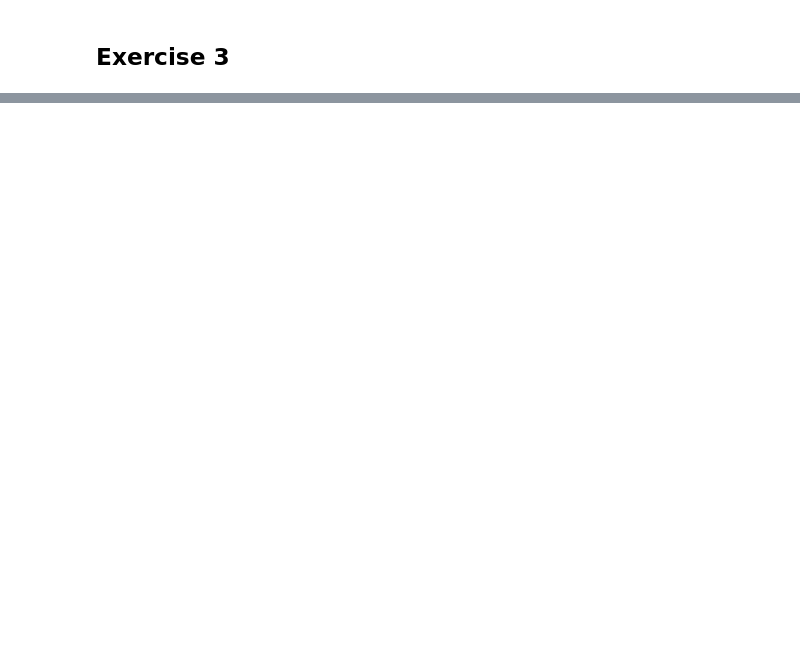
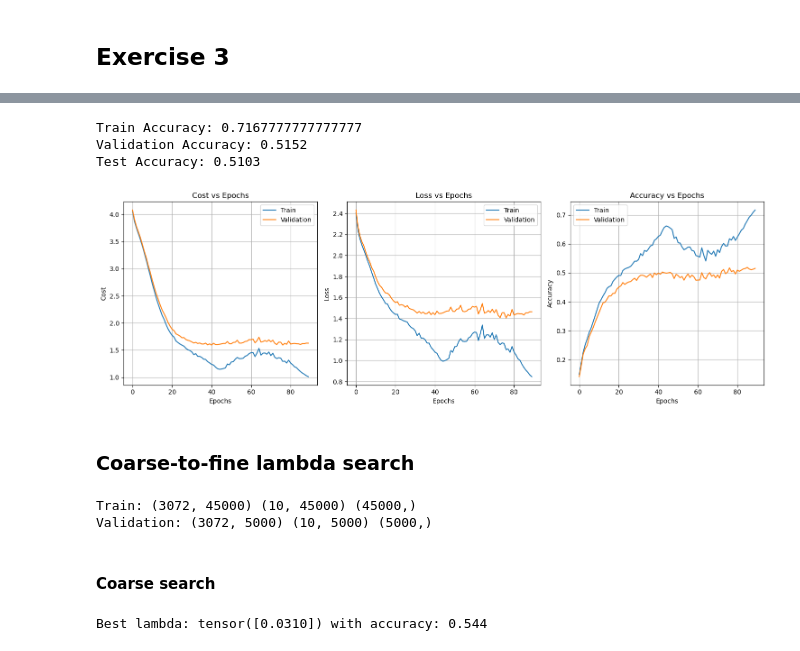
Before and after one commit to ttperr/DD2424-DL-KTH, a Jupyter notebook: Assignment3/Assignment3.ipynb, the cells around one changed output, grey strips where cells are left out. Saved outputs shown, nothing was run; the diff lists cells and outputs as text; code cells hidden in the pictures; blank space fills up the shorter version.

Commit message:
coarse fine search done

```diff
--- a/Assignment3/Assignment3.ipynb
+++ b/Assignment3/Assignment3.ipynb
@@ -685,0 +734,32 @@ Biggest relative error for b for every layer: [0.04252063223183781, 4.7437477636
+# %%
+classifier = ClassifierBN(X_train, X_val, X_test, Y_train,
+                          Y_val, Y_test, y_train, y_val, y_test, lambda_=.005, device=device)
+classifier.preprocess()
+classifier.initialize_weights(
+    [50, 30, 20, 20, 10, 10, 10, 10], initialization='He')
+classifier.mini_batch_gd_BN_cyclic(
+    batch_size=batch_size, n_s=5 * batch_size, n_cycles=2)
+# %%
+classifier.plot_costs_acc()
+# %% [output]
+Train Accuracy: 0.7167777777777777
+Validation Accuracy: 0.5152
+Test Accuracy: 0.5103
+[figure, added]
+# %% [markdown]
+### Coarse-to-fine lambda search
+# %%
+X, Y, y, X_test, Y_test, y_test = load_all_data()
+
+X_train = X[:, :45000]
+Y_train = Y[:, :45000]
+y_train = y[:45000]
+X_val = X[:, 45000:]
+Y_val = Y[:, 45000:]
+y_val = y[45000:]
+
+print('Train:', X_train.shape, Y_train.shape, y_train.shape)
+print('Validation:', X_val.shape, Y_val.shape, y_val.shape)
+# %% [output]
+Train: (3072, 45000) (10, 45000) (45000,)
+Validation: (3072, 5000) (10, 5000) (5000,)
@@ -685,0 +787,12 @@ Biggest relative error for b for every layer: [0.04252063223183781, 4.7437477636
+# %% [markdown]
+#### Coarse search
+# %%
+accuracies, lambdas = random_search(20, 2, 100, -4, -0.3)
+# Save the accuracies and lambdas in a file
+torch.save(accuracies, 'tensors/BN_accuracies_coarse.pth')
+torch.save(lambdas, 'tensors/BN_lambdas_coarse.pth')
+# Best lambda
+best_lambda = lambdas[np.argmax(accuracies)]
+print('Best lambda:', best_lambda, 'with accuracy:', max(accuracies))
+# %% [output]
+Best lambda: tensor([0.0310]) with accuracy: 0.544
```
Also changed, not shown: parts of 27 cells of this notebook.
